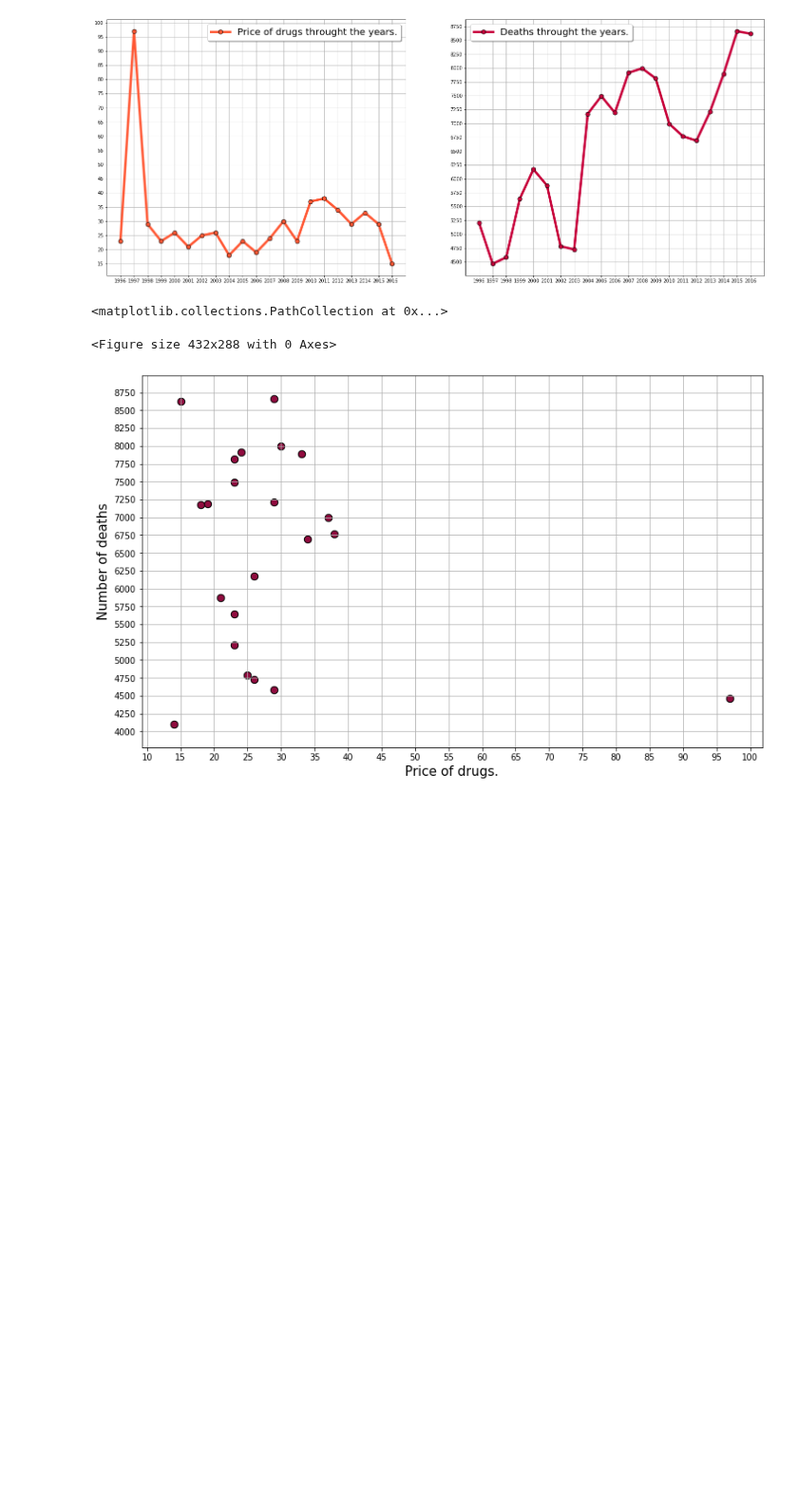
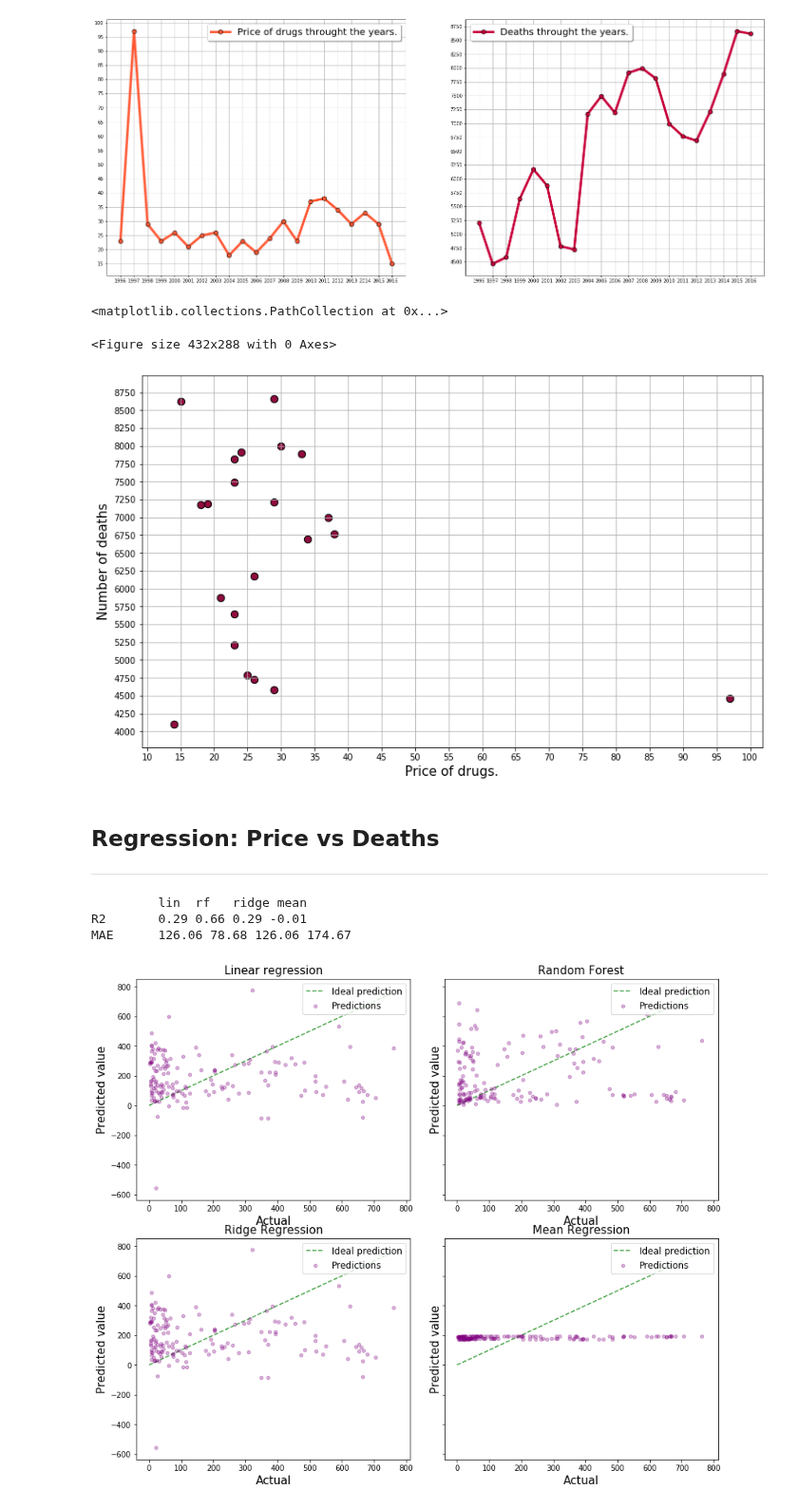
Before and after one commit to danilo1214/PR20ddpdjphv, a Jupyter notebook: Hristijan.ipynb, the cells around one changed output. Shown at 95% size. Cells and saved outputs as stored; diff of their text form; code cells hidden in the pictures; blank space fills up the shorter version.

```diff
--- a/Hristijan.ipynb
+++ b/Hristijan.ipynb
@@ -472,3 +473,7 @@ ax.scatter(price_list, death_list, marker="o", edgecolors="black",s = 70, color
 <matplotlib.collections.PathCollection at 0x...>
 <Figure size 432x288 with 0 Axes>
 [figure]
+# %% [markdown]
+Regression: Price vs Deaths
+---------------
+---------------
@@ -474,0 +526,7 @@ ax.scatter(price_list, death_list, marker="o", edgecolors="black",s = 70, color
+# %%
+deaths_by_year = {}
+for i in range(23):
+    for country in dataM.keys():
+        if country not in deaths_by_year:
+            deaths_by_year[country] = dict()
+        deaths_by_year[country][1995 + i]= dataM[country][i] + dataF[country][i]
@@ -474,0 +564,57 @@ ax.scatter(price_list, death_list, marker="o", edgecolors="black",s = 70, color
+# %%
+main_matrix = []
+death_matrix=[]
+for c in matrix[0].keys():
+    cmatrix = []
+    coc = matrix[0]
+    cana = matrix[1]
+    ecs = matrix[2]
+    hero_b = matrix[3]
+    hero_w = matrix[4]
+
+    for i in range(23):
+        deaths = deaths_by_year[c][1995+i]
+        he = hero_b[c][i]
+        co = coc[c][i]
+        can = cana[c][i]
+        ec = ecs[c][i]
+        if deaths > 0 and he > 0 and co > 0 and can > 0 and ec > 0:
+            cmatrix.append([he, co, can, ec])
+            death_matrix.append(deaths)
+
+    main_matrix.extend(cmatrix)
+drugs = ["heroin", "cocaine", "canabis", "ecstasy"]
+variables = [ Orange.data.ContinuousVariable(a) for a in drugs]
+deaths = Orange.data.ContinuousVariable("deaths")
+
+domain = Orange.data.Domain(variables, deaths)
+
+data = Orange.data.Table(main_matrix, death_matrix)
+r = regressor(data)
+
+x=[[],[],[],[]]
+y=[[],[],[],[]]
+for i,l in enumerate(r.predicted.tolist()):
+    for pred,act in zip(l, death_matrix):
+        x[i].append(act)
+        y[i].append(pred)
+
+fig, ax = plt.subplots(2, 2, figsize=(12, 10), sharey=True )
+fig.tight_layout(pad=3.0)
+methods = ["Linear regression", "Random Forest", "Ridge Regression", "Mean Regression"]
+for i in range(4):
+
+    ax[i//2][i%2].scatter(x[i], y[i], label = "Predictions", s=20, alpha=0.3, color="purple")
+    ax[i//2][i%2].set_xlabel("Actual", fontsize=15.0)
+    ax[i//2][i%2].set_ylabel("Predicted value", fontsize=15.0)
+    ax[i//2][i%2].set_title(methods[i], fontsize=15.0)
+
+    lims=np.arange(0,max(y[0]),1)
+
+    ax[i//2][i%2].plot(lims, lims, '--', alpha=0.75, zorder=0, label = "Ideal prediction", color="green")
+    ax[i//2][i%2].legend(loc="upper right", prop={'size': 12})
+# %% [output]
+         lin  rf   ridge mean
+R2       0.29 0.66 0.29 -0.01
+MAE      126.06 78.68 126.06 174.67
+[figure, added]
```
Also changed, not shown: parts of 7 cells of this notebook.
